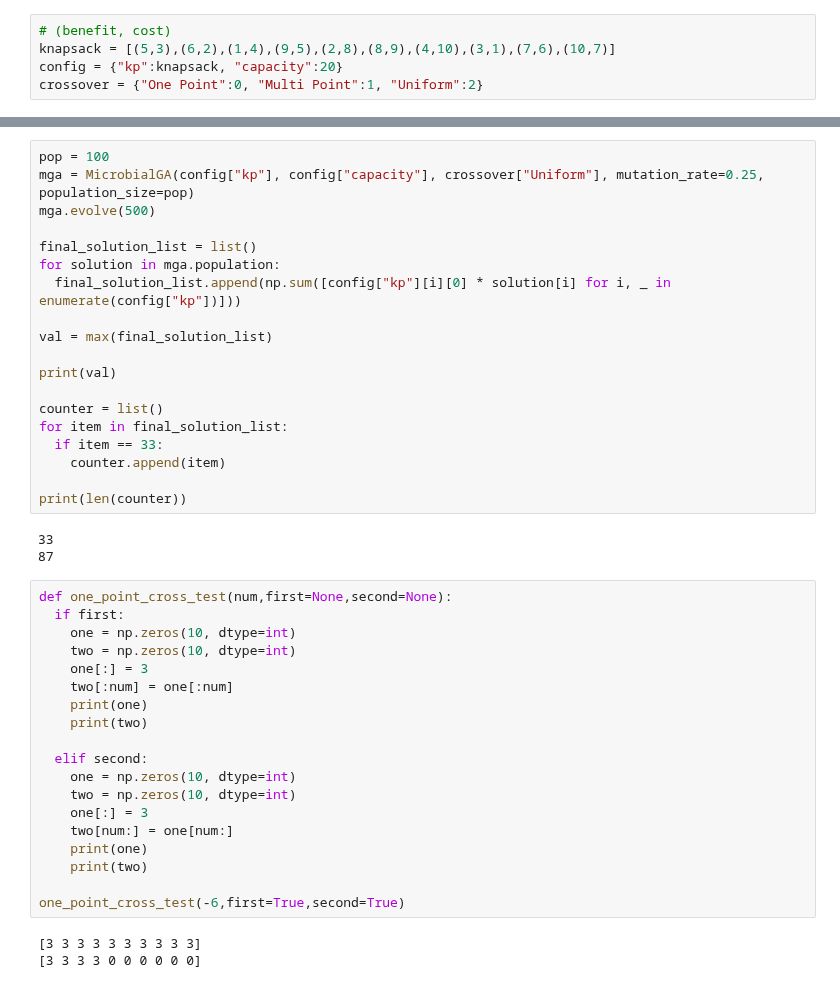
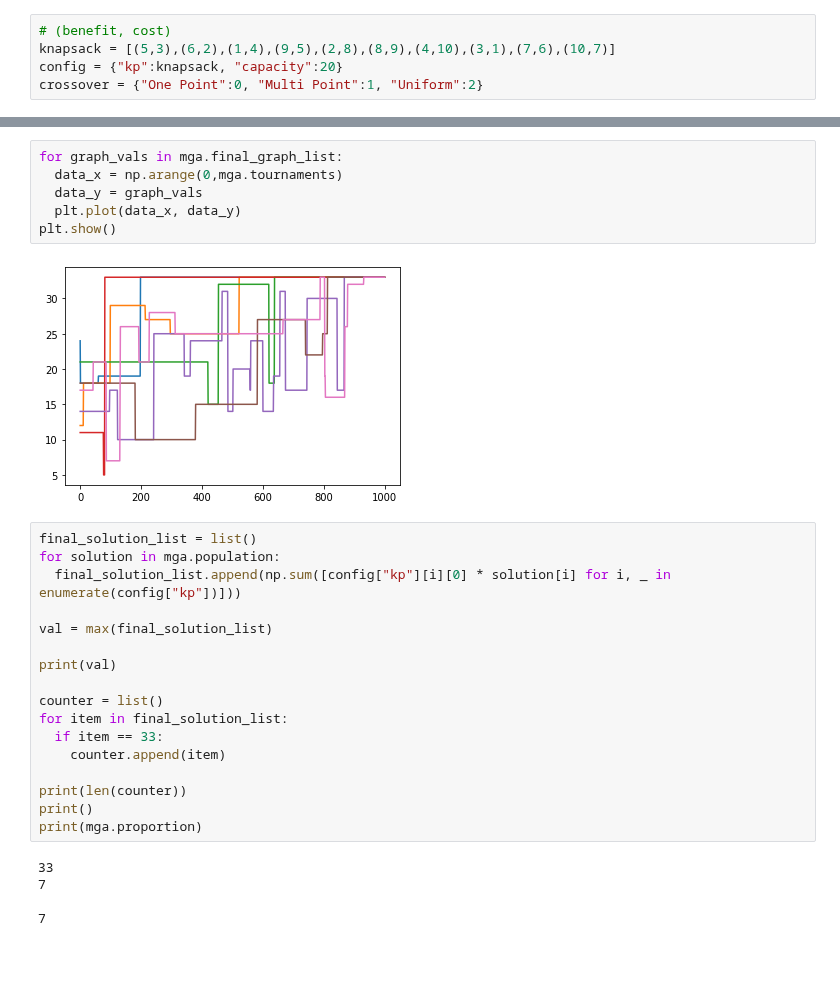
Before and after one commit to LordLean/Acquired-Intelligence-Adaptive-Behaviour, a Jupyter notebook: AIAB_Labs/microbialGA.ipynb, the cells around one changed output, grey strips where cells are left out. Saved outputs shown, nothing was run; the diff lists cells and outputs as text; blank space fills up the shorter version.

```diff
--- a/AIAB_Labs/microbialGA.ipynb
+++ b/AIAB_Labs/microbialGA.ipynb
@@ -261,8 +333,12 @@ initalize()
+# %%
+for graph_vals in mga.final_graph_list:
+  data_x = np.arange(0,mga.tournaments)
+  data_y = graph_vals
+  plt.plot(data_x, data_y)
+plt.show()
+# %% [output]
+[figure, added]
 # %%
-pop = 100
-mga = MicrobialGA(config["kp"], config["capacity"], crossover["Uniform"], mutation_rate=0.25, population_size=pop)
-mga.evolve(500)
-
 final_solution_list = list()
 for solution in mga.population:
   final_solution_list.append(np.sum([config["kp"][i][0] * solution[i] for i, _ in enumerate(config["kp"])]))
@@ -277,28 +353,10 @@ for item in final_solution_list:
     counter.append(item)
 
 print(len(counter))
+print()
+print(mga.proportion)
 # %% [output]
 33
-87
+7
+
+7
-# %%
-def one_point_cross_test(num,first=None,second=None):
-  if first:
-    one = np.zeros(10, dtype=int)
-    two = np.zeros(10, dtype=int)
-    one[:] = 3
-    two[:num] = one[:num]
-    print(one)
-    print(two)
-
-  elif second:
-    one = np.zeros(10, dtype=int)
-    two = np.zeros(10, dtype=int)
-    one[:] = 3
-    two[num:] = one[num:]
-    print(one)
-    print(two)
-
-one_point_cross_test(-6,first=True,second=True)
-# %% [output]
-[3 3 3 3 3 3 3 3 3 3]
-[3 3 3 3 0 0 0 0 0 0]
```
Also changed, not shown: parts of 4 cells of this notebook.
